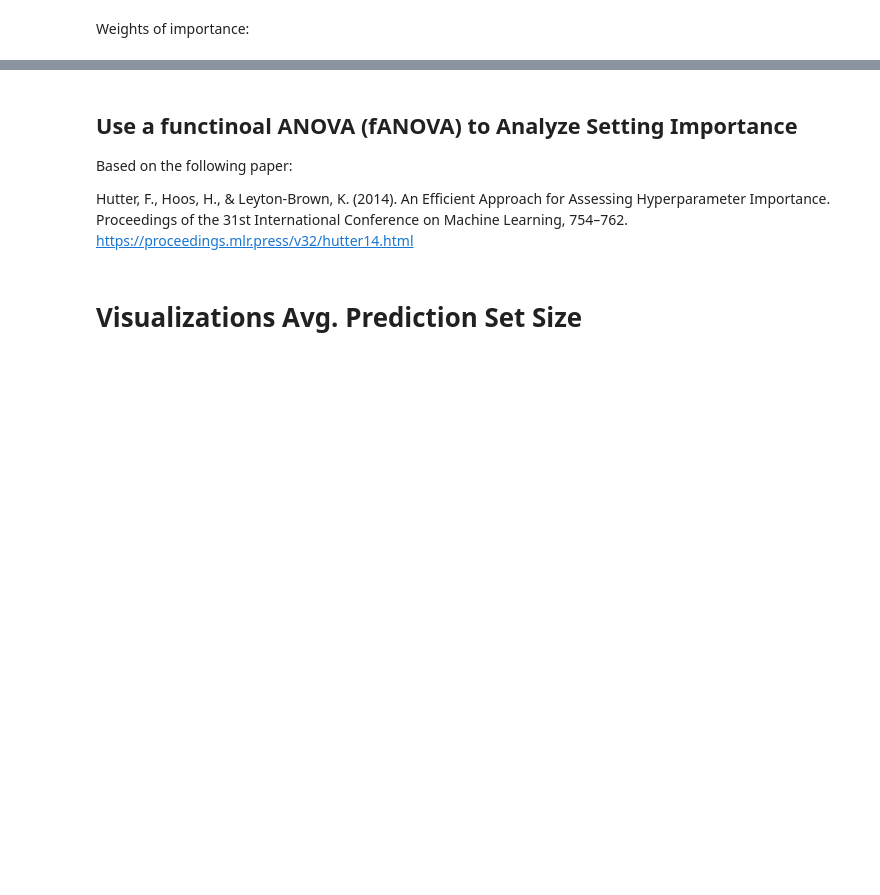
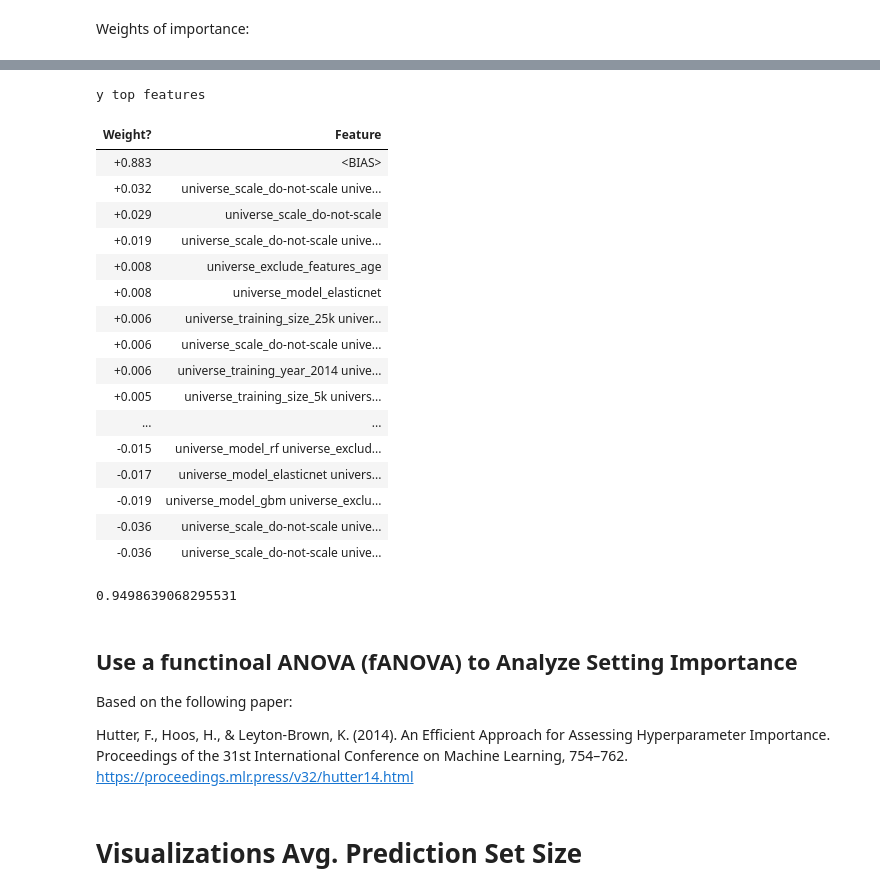
Before and after one commit to jsbroden/CMA_Fairness_v2, a Jupyter notebook: analysis_var_imp_overall.ipynb, the cells around one changed output, grey strips where cells are left out. Cells and saved outputs as stored; diff of their text form; code cells hidden in the pictures; blank space fills up the shorter version.

```diff
--- a/analysis_var_imp_overall.ipynb
+++ b/analysis_var_imp_overall.ipynb
@@ -353,3 +258,61 @@ R² with interactions (train): 0.998
+# %%
+# Including Interactions — with same baselines as main-effects
+
+from sklearn.pipeline import make_pipeline
+from sklearn.preprocessing import OneHotEncoder, PolynomialFeatures
+from sklearn.linear_model import LassoCV
+import eli5
+
+# Reuse the same `categories` dict
+
+ohe = OneHotEncoder(
+    categories=categories,   # same baselines/order as main effects
+    drop='first',
+    handle_unknown='ignore',
+    sparse=False,
+)
+
+# Preprocess with OHE (using baselines) + interaction features
+preprocessor = make_pipeline(
+    ohe,
+    PolynomialFeatures(degree=2, include_bias=False)
+).fit(X[cols_design_dec])
+
+X_processed = preprocessor.transform(X[cols_design_dec])
+
+# Fit Lasso with CV
+lasso_reg = LassoCV(cv=5, random_state=0).fit(X_processed, y)
+
+# Show feature importances with readable names
+eli5.show_weights(
+    lasso_reg,
+    top=20,
+    feature_names=preprocessor.get_feature_names_out()
+)
+# %% [output]
+y top features
+| Weight? | Feature |
+| +0.883 | <BIAS> |
+| +0.032 | universe_scale_do-not-scale unive... |
+| +0.029 | universe_scale_do-not-scale |
+| +0.019 | universe_scale_do-not-scale unive... |
+| +0.008 | universe_exclude_features_age |
+| +0.008 | universe_model_elasticnet |
+| +0.006 | universe_training_size_25k univer... |
+| +0.006 | universe_scale_do-not-scale unive... |
+| +0.006 | universe_training_year_2014 unive... |
+| +0.005 | universe_training_size_5k univers... |
+| ... | ... |
+| -0.015 | universe_model_rf universe_exclud... |
+| -0.017 | universe_model_elasticnet univers... |
+| -0.019 | universe_model_gbm universe_exclu... |
+| -0.036 | universe_scale_do-not-scale unive... |
+| -0.036 | universe_scale_do-not-scale unive... |
+# %%
+# Check R^2 on the training data
+lasso_reg.score(X_processed, y)
+# %% [output]
+0.9498639068295531
 # %% [markdown]
 ## Use a functinoal ANOVA (fANOVA) to Analyze Setting Importance
 
```
Also changed, not shown: parts of 8 cells of this notebook, 7 other files.
